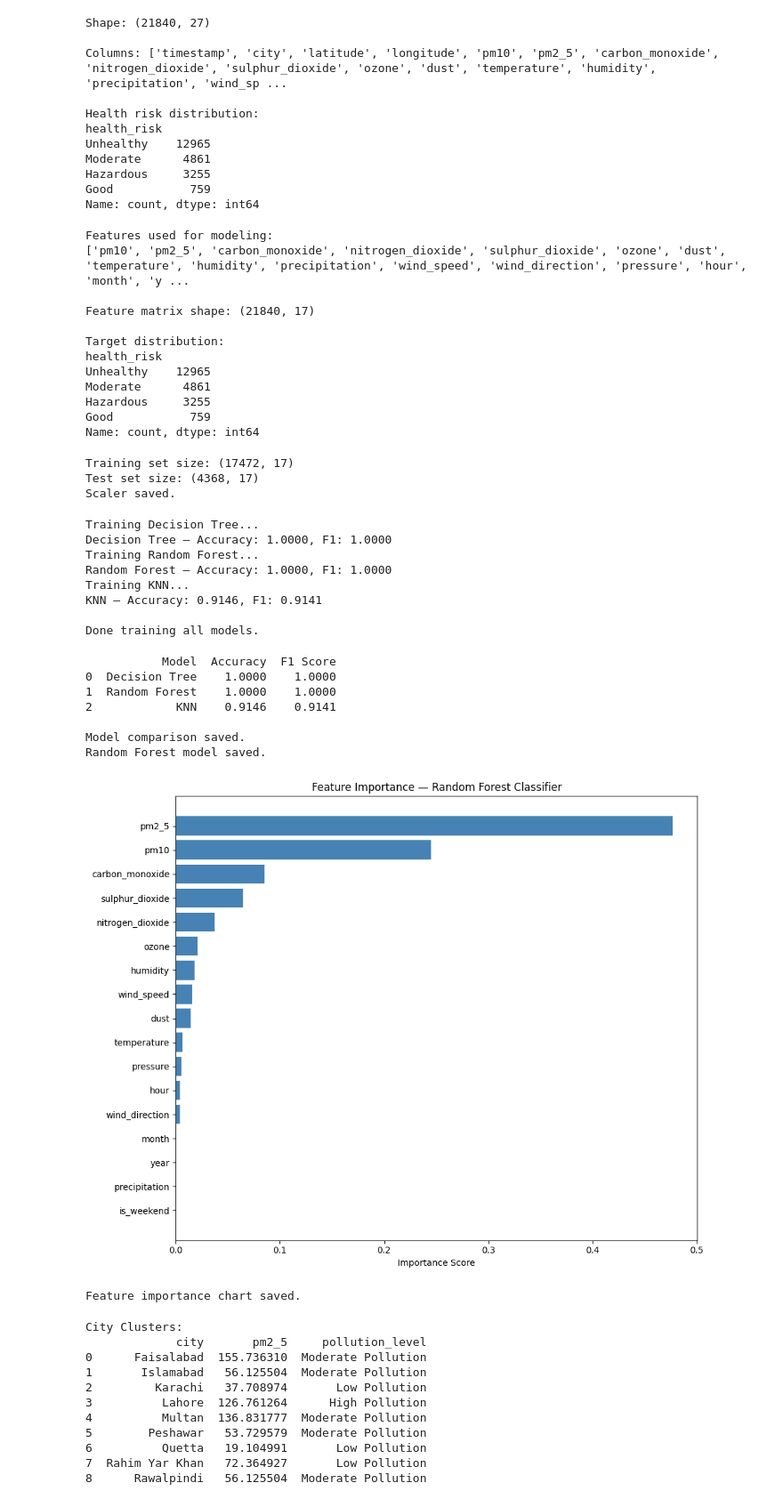
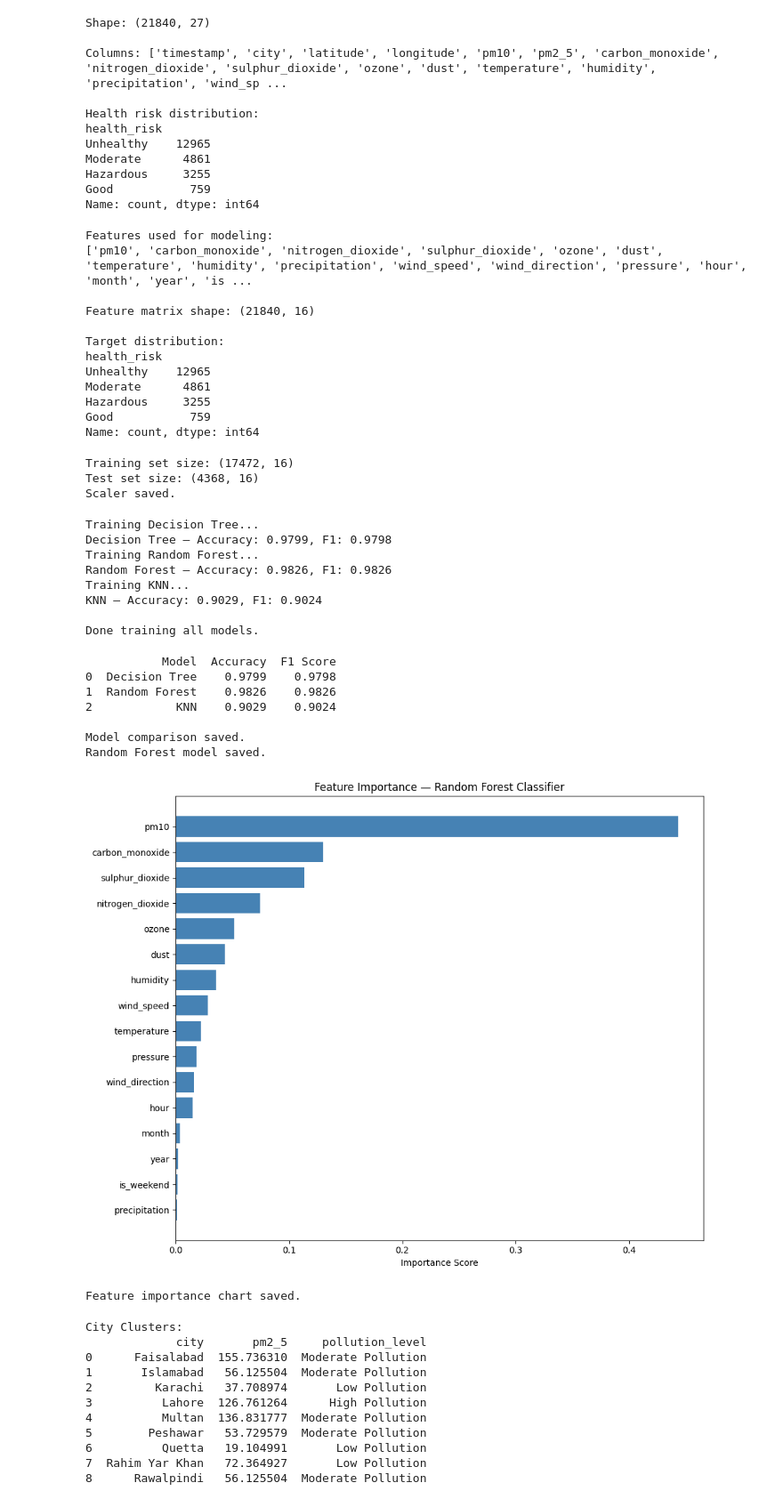
Before and after one commit to Burairnaqvi1/-airsense-pk, a Jupyter notebook: notebooks/03_modeling.ipynb, the cells around one changed output. Shown at 89% size. Saved outputs shown, nothing was run; the diff lists cells and outputs as text; code cells hidden in the pictures.

```diff
--- a/notebooks/03_modeling.ipynb
+++ b/notebooks/03_modeling.ipynb
@@ -36,7 +36,7 @@ Name: count, dtype: int64
 # %%
 drop_cols = ['timestamp', 'date', 'month_name', 'aqi_category',
              'health_risk', 'city', 'season', 'latitude', 'longitude',
-             'day_of_week']
+             'day_of_week','pm2_5']
 
 X = df.drop(columns=drop_cols)
 y = df['health_risk']
@@ -50,9 +50,9 @@ print("\nTarget distribution:")
 print(y.value_counts())
 # %% [output]
 Features used for modeling:
-['pm10', 'pm2_5', 'carbon_monoxide', 'nitrogen_dioxide', 'sulphur_dioxide', 'ozone', 'dust', 'temperature', 'humidity', 'precipitation', 'wind_speed', 'wind_direction', 'pressure', 'hour', 'month', 'y ...
+['pm10', 'carbon_monoxide', 'nitrogen_dioxide', 'sulphur_dioxide', 'ozone', 'dust', 'temperature', 'humidity', 'precipitation', 'wind_speed', 'wind_direction', 'pressure', 'hour', 'month', 'year', 'is ...
 
-Feature matrix shape: (21840, 17)
+Feature matrix shape: (21840, 16)
 
 Target distribution:
 health_risk
@@ -76,8 +76,8 @@ os.makedirs("../models", exist_ok=True)
 joblib.dump(scaler, "../models/scaler.pkl")
 print("Scaler saved.")
 # %% [output]
-Training set size: (17472, 17)
-Test set size: (4368, 17)
+Training set size: (17472, 16)
+Test set size: (4368, 16)
 Scaler saved.
 # %%
 models = {
@@ -100,11 +100,11 @@ for name, model in models.items():
 print("\nDone training all models.")
 # %% [output]
 Training Decision Tree...
-Decision Tree — Accuracy: 1.0000, F1: 1.0000
+Decision Tree — Accuracy: 0.9799, F1: 0.9798
 Training Random Forest...
-Random Forest — Accuracy: 1.0000, F1: 1.0000
+Random Forest — Accuracy: 0.9826, F1: 0.9826
 Training KNN...
-KNN — Accuracy: 0.9146, F1: 0.9141
+KNN — Accuracy: 0.9029, F1: 0.9024
 
 Done training all models.
 # %%
@@ -120,33 +120,31 @@ joblib.dump(best_model, "../models/random_forest_model.pkl")
 print("Random Forest model saved.")
 # %% [output]
            Model  Accuracy  F1 Score
-0  Decision Tree    1.0000    1.0000
-1  Random Forest    1.0000    1.0000
-2            KNN    0.9146    0.9141
+0  Decision Tree    0.9799    0.9798
+1  Random Forest    0.9826    0.9826
+2            KNN    0.9029    0.9024
 
 Model comparison saved.
 Random Forest model saved.
 # %%
 rf_model = models['Random Forest']
-feature_names = ['pm10', 'pm2_5', 'carbon_monoxide', 'nitrogen_dioxide',
-                 'sulphur_dioxide', 'ozone', 'dust', 'temperature',
-                 'humidity', 'precipitation', 'wind_speed', 'wind_direction',
-                 'pressure', 'hour', 'month', 'year', 'is_weekend']
+
+feature_names = list(X.columns)
 
 importances = rf_model.feature_importances_
 feat_df = pd.DataFrame({'Feature': feature_names, 'Importance': importances})
 feat_df = feat_df.sort_values('Importance', ascending=True)
 
 plt.figure(figsize=(10, 8))
 plt.barh(feat_df['Feature'], feat_df['Importance'], color='steelblue')
 plt.title("Feature Importance — Random Forest Classifier")
 plt.xlabel("Importance Score")
 plt.tight_layout()
 plt.savefig("../models/feature_importance.png")
 plt.show()
 print("Feature importance chart saved.")
 # %% [output]
-[figure, old version]
+[figure, new version]
 Feature importance chart saved.
 # %%
 city_profile = df.groupby('city')[['pm2_5', 'pm10', 'carbon_monoxide',
```
Also changed, not shown: 5 other files.
